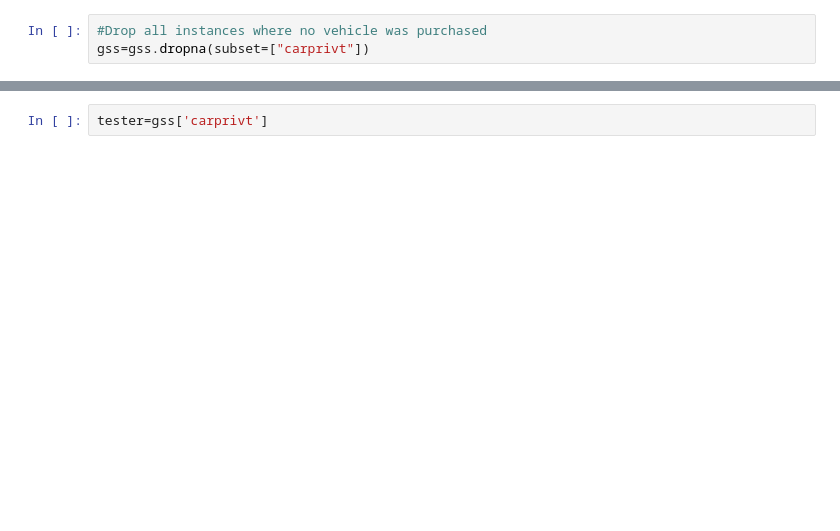
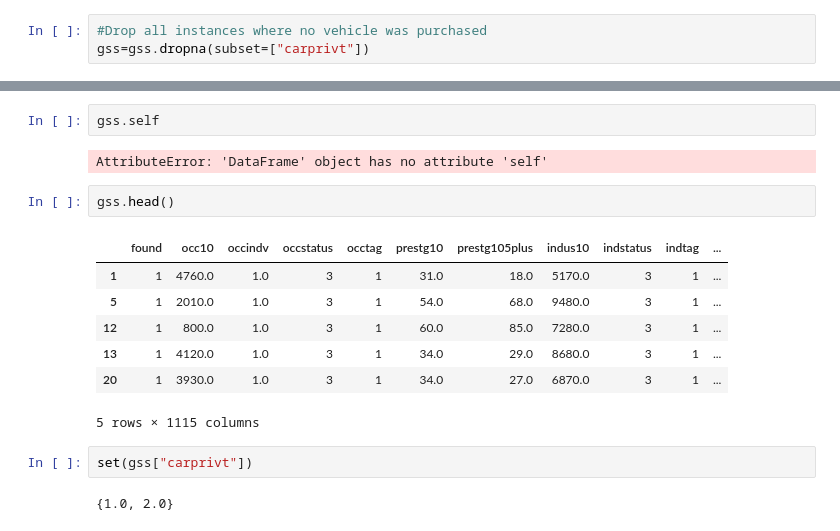
Before and after one commit to KathrynPanger/Consumer-Analysis, a Jupyter notebook: code/dataexplore.ipynb, the cells around one changed output, grey strips where cells are left out. Drawn from its saved outputs; the diff is of its cells as text; blank space fills up the shorter version.

```diff
--- a/code/dataexplore.ipynb
+++ b/code/dataexplore.ipynb
@@ -30,2 +77,18 @@ We see that we have 74 observations. The mean of mpg is 21.3 miles per gallon, a
+# %%
+gss.self
+# %% [output]
+AttributeError: 'DataFrame' object has no attribute 'self'
+# %%
+gss.head()
+# %% [output]
+|  | found | occ10 | occindv | occstatus | occtag | prestg10 | prestg105plus | indus10 | indstatus | indtag | ... |
+| 1 | 1 | 4760.0 | 1.0 | 3 | 1 | 31.0 | 18.0 | 5170.0 | 3 | 1 | ... |
+| 5 | 1 | 2010.0 | 1.0 | 3 | 1 | 54.0 | 68.0 | 9480.0 | 3 | 1 | ... |
+| 12 | 1 | 800.0 | 1.0 | 3 | 1 | 60.0 | 85.0 | 7280.0 | 3 | 1 | ... |
+| 13 | 1 | 4120.0 | 1.0 | 3 | 1 | 34.0 | 29.0 | 8680.0 | 3 | 1 | ... |
+| 20 | 1 | 3930.0 | 1.0 | 3 | 1 | 34.0 | 27.0 | 6870.0 | 3 | 1 | ... |
+5 rows × 1115 columns
 # %%
-tester=gss['carprivt']
+set(gss["carprivt"])
+# %% [output]
+{1.0, 2.0}
```
Also changed, not shown: parts of 13 cells of this notebook, 12 other files.
